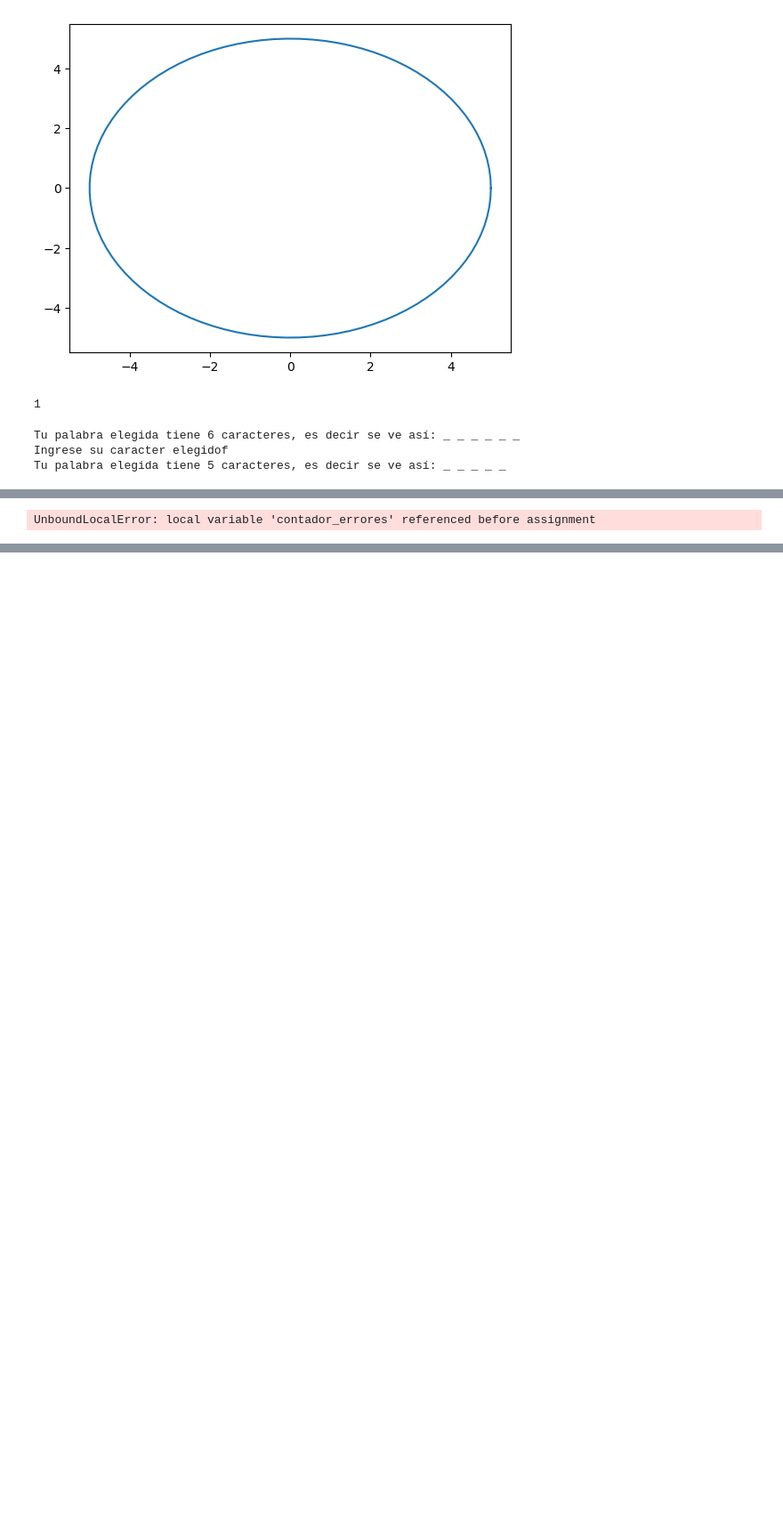
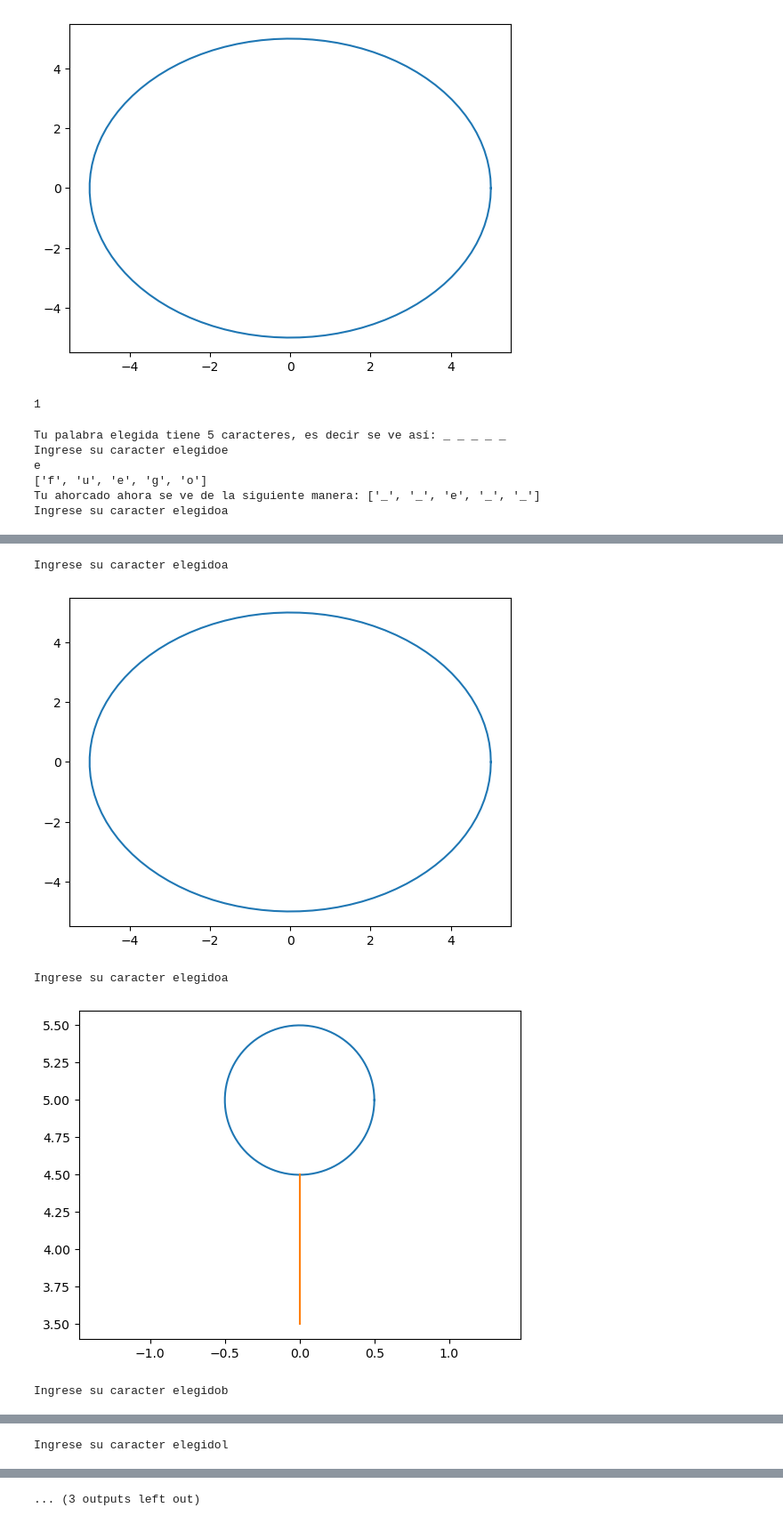
Before and after one commit to SoyJuanDuenas/mini_projects, a Jupyter notebook: ahorcado/Ahorcado.ipynb, the cells around one changed output, grey strips where cells are left out. Shown: that part at 89% size. Saved outputs shown, nothing was run; the diff lists cells and outputs as text; code cells hidden in the pictures; blank space fills up the shorter version.

Commit message:
(update) finish ahorcado code, some changes to do

```diff
--- a/ahorcado/Ahorcado.ipynb
+++ b/ahorcado/Ahorcado.ipynb
@@ -24,27 +24,28 @@ import random
 import matplotlib.pyplot as plt
 import numpy as np
 # %%
+palabra_elegida_list = []
+
 def decidir_palabra():
     palabras = ["Perro", "Gato", "Vaso", "Ventana", "Cama", "Coche", "Jardín", "Llave", "Pared", "Mesa", "Silla", "Libro",
      "Puerta", "Agua", "Luz", "Comida", "Tierra", "Aire", "Fuego", "Hierro", "Oro", "Plata", "Cobre", "Madera", "Piedra",
      "Cristal", "Acero", "Aluminio", "Bronce", "Titanio", "Oxígeno", "Nitrógeno", "Carbono", "Hidrógeno", "Helio", "Neón",
      "Argón", "Kriptón", "Xenón", "Radio", "Televisión", "Internet", "Computadora", "Teléfono", "Reloj", "Cepillo", "Peine",
-     "Secador", "Jabón", "Champú", "Acondicionador", "Toalla", "Cepillo de dientes", "Pasta dental", "Desodorante", "Perfume",
+     "Secador", "Jabón", "Champú", "Acondicionador", "Toalla", "Desodorante", "Perfume",
      "Maquillaje", "Lápiz labial", "Sombrero", "Gorra", "Bufanda", "Guantes", "Calcetines", "Zapatos", "Botas", "Sandalias",
      "Camisa", "Camiseta", "Pantalón", "Jeans", "Falda", "Vestido", "Traje", "Corbata", "Bolsa", "Cartera", "Moneda", "Dinero",
      "Tarjeta", "Clave", "Lápiz", "Bolígrafo", "Pluma", "Pincel", "Pintura", "Lienzo", "Música", "Baile", "Teatro", "Cine",
      "Pintura", "Escultura", "Literatura", "Poema", "Novela", "Cuento", "Historia", "Geografía", "Matemáticas", "Física",
      "Química", "Biología", "Medicina"]
 
+
     palabra_elegida = random.choice(palabras)
 
     caracteres = len(palabra_elegida)
+    palabra_censurada = caracteres*"_ "
 
-    palabra_censurada = caracteres*"_ "
-    palabra_censurada_list = palabra_censurada.split(" ")
     print(f"Tu palabra elegida tiene {caracteres} caracteres, es decir se ve así: {palabra_censurada}")
+
+    global palabra_elegida_list
     palabra_elegida_list = list(palabra_elegida.lower())
-    print(palabra_censurada_list)
-    return palabra_elegida_list
-decidir_palabra()
 # %% [output]
@@ -237,16 +235,46 @@ dibujar()
 # %% [output]
 [figure]
 1
+# %%
+caracter_usuario = "a"
+palabra_censurada = palabra_elegida_list.copy()
+contador = 0
+for i in palabra_censurada:
+    palabra_censurada[contador] = "_"
+    contador += 1
+
+
+def verificar_palabra():
+    contador_verificar_palabra = -1
+    for i in palabra_elegida_list:
+        contador_verificar_palabra += 1
+        if i == caracter_usuario:
+            palabra_censurada[contador_verificar_palabra] = i
+
+    print(f"Tu ahorcado ahora se ve de la siguiente manera: {palabra_censurada}")
 # %%
 decidir_palabra()
 
+caracter_usuario = None
+palabra_censurada = palabra_elegida_list.copy()
+contador = 0
+
+for i in palabra_censurada:
+    palabra_censurada[contador] = "_"
+    contador += 1
+
+contador_errores = 0
+
 while contador_errores < 7:
     caracter_usuario = input("Ingrese su caracter elegido")
-    if caracter_usuario in decidir_palabra():
-        pass
+    if caracter_usuario in palabra_elegida_list:
+        verificar_palabra()
     else:
         dibujar()
 # %% [output]
-Tu palabra elegida tiene 6 caracteres, es decir se ve así: _ _ _ _ _ _
-Ingrese su caracter elegidof
 Tu palabra elegida tiene 5 caracteres, es decir se ve así: _ _ _ _ _
+Ingrese su caracter elegidoe
+e
+['f', 'u', 'e', 'g', 'o']
+Tu ahorcado ahora se ve de la siguiente manera: ['_', '_', 'e', '_', '_']
+Ingrese su caracter elegidoa
@@ -253 +282,5 @@ Tu palabra elegida tiene 5 caracteres, es decir se ve así: _ _ _ _ _
-UnboundLocalError: local variable 'contador_errores' referenced before assignment
+Ingrese su caracter elegidoa
+[figure, added]
+Ingrese su caracter elegidoa
+[figure, added]
+Ingrese su caracter elegidob
@@ -253,0 +306 @@ UnboundLocalError: local variable 'contador_errores' referenced before assignmen
+Ingrese su caracter elegidol
@@ -253,0 +308 @@ UnboundLocalError: local variable 'contador_errores' referenced before assignmen
+... (3 outputs left out)
```
Also changed, not shown: parts of 3 cells of this notebook.
